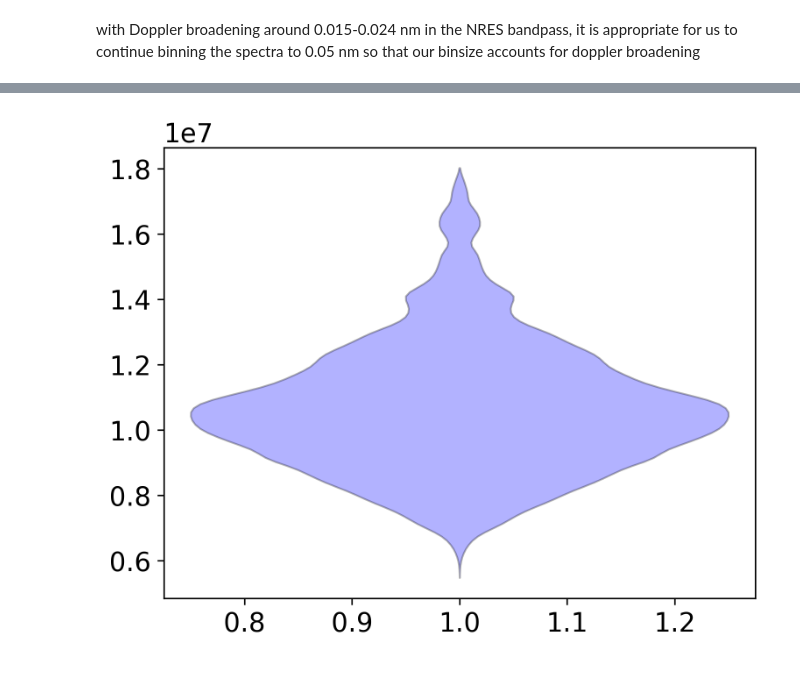
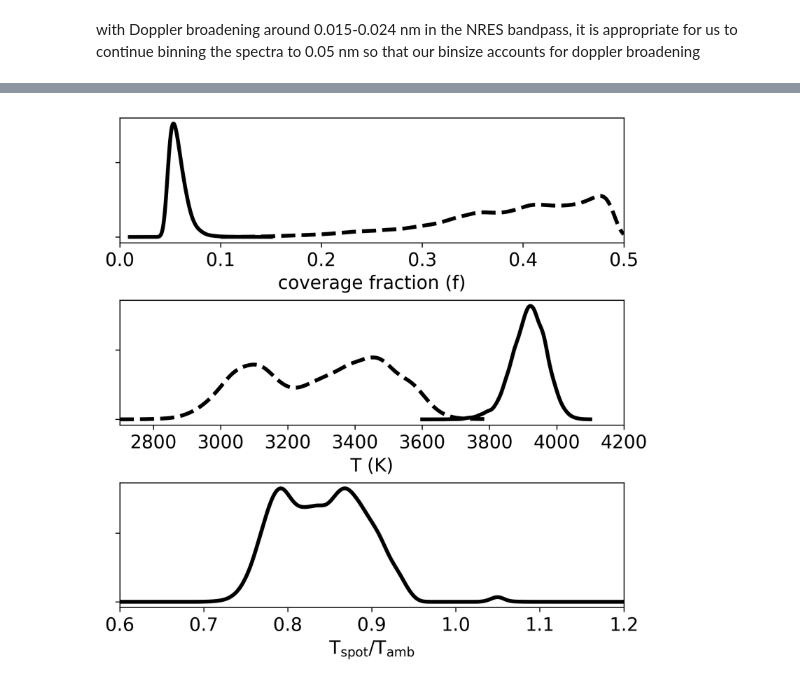
Before and after one commit to will-waalkes/AUMicTLSE, a Jupyter notebook: Modeling/paper_calculations.ipynb, the cells around one changed output, grey strips where cells are left out. Drawn from its saved outputs; the diff is of its cells as text; code cells hidden in the pictures.

```diff
--- a/Modeling/paper_calculations.ipynb
+++ b/Modeling/paper_calculations.ipynb
@@ -80,6 +80,7 @@ f_kde = [0,0,0,0]
 df_kde = [0,0,0,0]
 Tspot_kde =[0,0,0,0]
 Tamb_kde = [0,0,0,0]
+Trat_kde = [0,0,0,0]
 
 i=0
 for order in orders_I_care_about:
@@ -109,4 +110,8 @@ for order in orders_I_care_about:
     kde.fit()  # Estimate the densities
     Tamb_kde[i] = kde
 
+    kde = sm.nonparametric.KDEUnivariate(samples[2]/samples[3])
+    kde.fit()  # Estimate the densities
+    Trat_kde[i] = kde
+
     i+=1
@@ -153,10 +117,0 @@ combined_Ts = Tspot_samples[0]/3000 * Tspot_samples[1]/3000
-# %%
-fig,ax=plt.subplots(1,1,figsize=(5,4))
-Tspots = ax.violinplot(combined_Ts, positions=[1],showextrema=False, showmedians=False)
-for pc in Tspots['bodies']:
-    pc.set_facecolor('blue')
-    pc.set_label(r'$\rm{T_{spot}}$')
-    pc.set_edgecolor('black')
-    # pc.set_alpha(alpha)
-# %% [output]
-[figure, removed]
@@ -162,0 +147,38 @@ for pc in Tspots['bodies']:
+# %%
+f_posterior = np.prod(f_density,axis=0)
+df_posterior = np.prod(df_density,axis=0)
+Tspot_posterior = np.prod(Tspot_density,axis=0)
+Tamb_posterior = np.prod(Tamb_density,axis=0)
+Trat_posterior = np.prod(Trat_density,axis=0)
+# %%
+fig,axs = plt.subplots(3,1,figsize=(6,6))
+
+axs[0].plot(ref_f_array, f_posterior/np.sum(f_posterior), lw=3, zorder=10,color='k',label=r'$f_{\rm spot}$',linestyle='--')
+axs[0].plot(ref_df_array, df_posterior/np.sum(df_posterior), lw=3, zorder=10,color='k',label=r'$\Delta~f_{\rm spot}$')
+axs[1].plot(ref_Tspot_array, Tspot_posterior/np.sum(Tspot_posterior), lw=3, zorder=10,color='k',label=r'$\rm T_{spot}$',linestyle='--')
+axs[1].plot(ref_Tamb_array, Tamb_posterior/np.sum(Tamb_posterior), lw=3, zorder=10,color='k',label=r'$\rm T_{amb}$')
+axs[2].plot(ref_Trat_array, Trat_posterior/np.sum(Trat_posterior), lw=3, zorder=10,color='k',label=r'$\rm T_{spot}T_{amb}$')
+
+# axs[0].axvline(0.0535, lw=2, zorder=100,label='0.0535',color='coral')
+# axs[1].axvline(3450, lw=2, zorder=100,label='3450 K',color='red')
+# axs[1].axvline(3922, lw=2, zorder=100,label='3900 K',color='blue')
+# axs[1].axvline(3100, lw=2, zorder=100,label='3100 K',color='purple')
+
+axs[0].set_xlim(0.0,0.5)
+axs[0].set_xlabel(r'coverage fraction (f)')
+axs[1].set_xlim(2700,4200)
+axs[1].set_xlabel(r'T (K)')
+axs[2].set_xlim(0.6,1.2)
+axs[2].set_xlabel(r'$\rm T_{spot}/T_{amb}$')
+
+axs[0].set(yticklabels=[])
+axs[1].set(yticklabels=[])
+axs[2].set(yticklabels=[])
+
+# axs[0].legend(loc='upper right',fontsize=9)
+# axs[1].legend(loc='upper left',fontsize=9)
+
+
+plt.savefig('posteriors.png')
+# %% [output]
+[figure, added]
```
Also changed, not shown: parts of 4 cells of this notebook, 1 other file.
